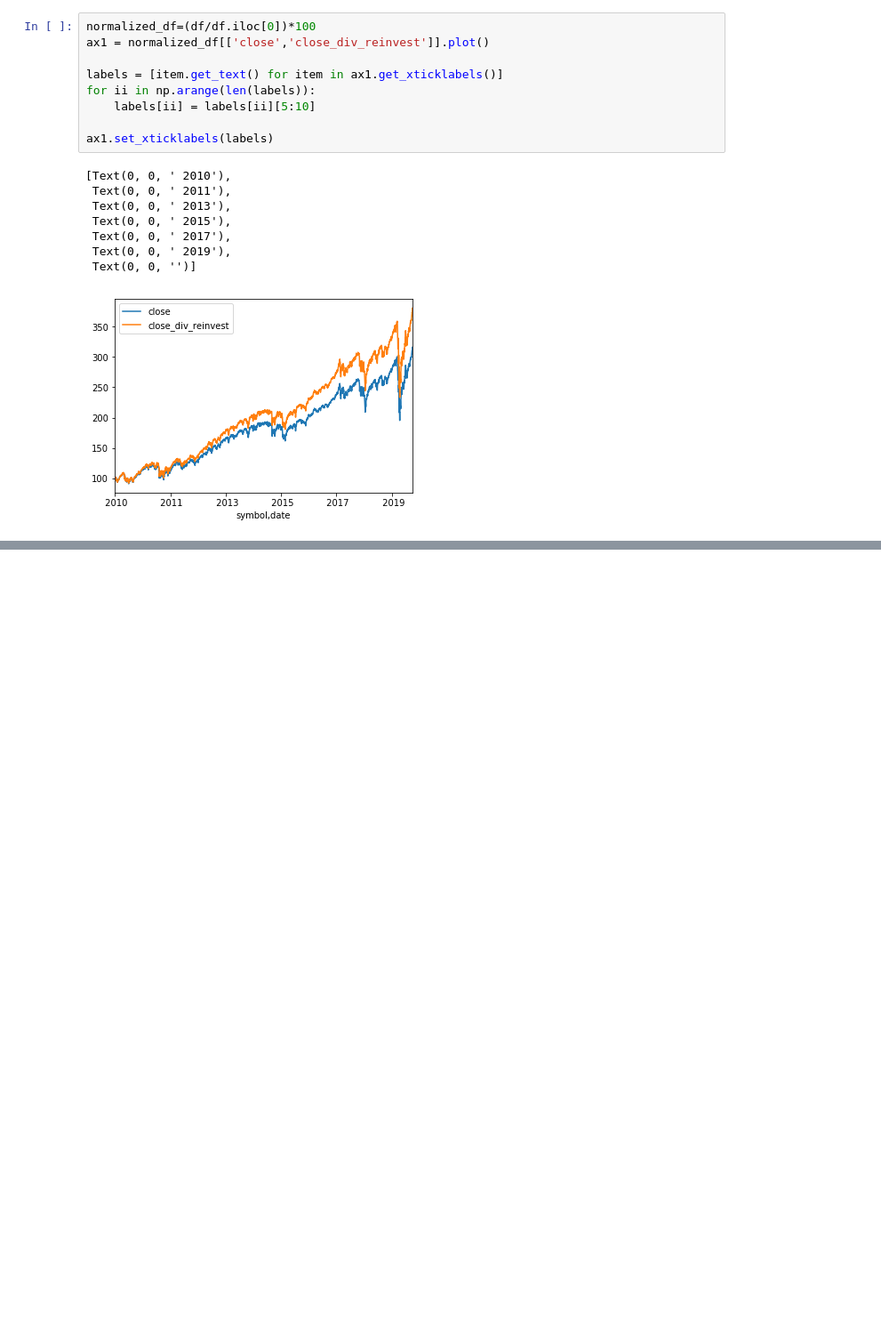
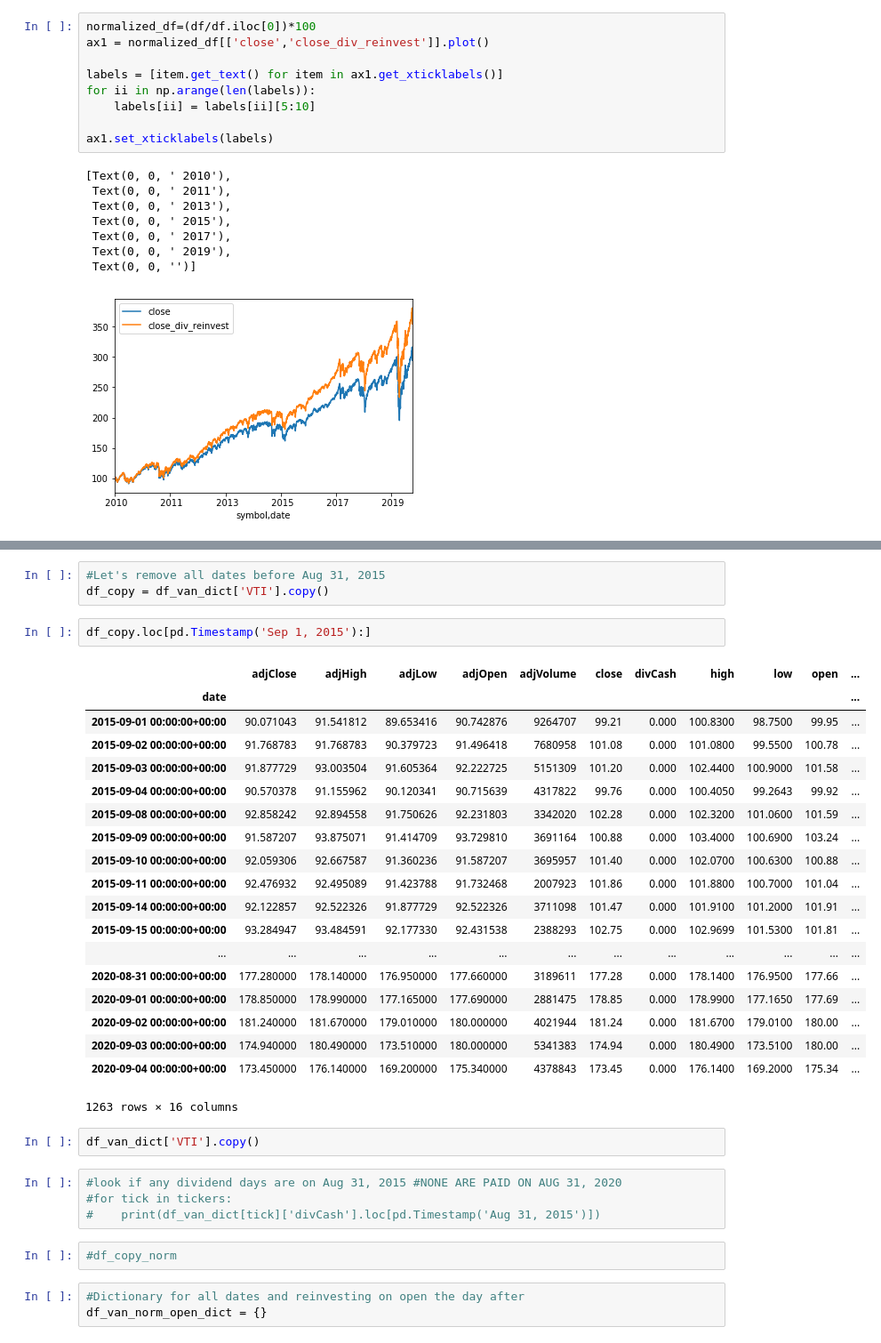
Before and after one commit to stevans/reinvesting-dividends, a Jupyter notebook: notebooks/1.0-mls-reinvesting-dividends.ipynb, the cells around one changed output, grey strips where cells are left out. Shown: that part at 89% size. Saved outputs shown, nothing was run; the diff lists cells and outputs as text; blank space fills up the shorter version.

```diff
--- a/notebooks/1.0-mls-reinvesting-dividends.ipynb
+++ b/notebooks/1.0-mls-reinvesting-dividends.ipynb
@@ -237,0 +452,36 @@ print(ax1.get_ylim())
+# %%
+#Let's remove all dates before Aug 31, 2015
+df_copy = df_van_dict['VTI'].copy()
+# %%
+df_copy.loc[pd.Timestamp('Sep 1, 2015'):]
+# %% [output]
+|  | adjClose | adjHigh | adjLow | adjOpen | adjVolume | close | divCash | high | low | open | ... |
+| date |  |  |  |  |  |  |  |  |  |  | ... |
+| 2015-09-01 00:00:00+00:00 | 90.071043 | 91.541812 | 89.653416 | 90.742876 | 9264707 | 99.21 | 0.000 | 100.8300 | 98.7500 | 99.95 | ... |
+| 2015-09-02 00:00:00+00:00 | 91.768783 | 91.768783 | 90.379723 | 91.496418 | 7680958 | 101.08 | 0.000 | 101.0800 | 99.5500 | 100.78 | ... |
+| 2015-09-03 00:00:00+00:00 | 91.877729 | 93.003504 | 91.605364 | 92.222725 | 5151309 | 101.20 | 0.000 | 102.4400 | 100.9000 | 101.58 | ... |
+| 2015-09-04 00:00:00+00:00 | 90.570378 | 91.155962 | 90.120341 | 90.715639 | 4317822 | 99.76 | 0.000 | 100.4050 | 99.2643 | 99.92 | ... |
+| 2015-09-08 00:00:00+00:00 | 92.858242 | 92.894558 | 91.750626 | 92.231803 | 3342020 | 102.28 | 0.000 | 102.3200 | 101.0600 | 101.59 | ... |
+| 2015-09-09 00:00:00+00:00 | 91.587207 | 93.875071 | 91.414709 | 93.729810 | 3691164 | 100.88 | 0.000 | 103.4000 | 100.6900 | 103.24 | ... |
+| 2015-09-10 00:00:00+00:00 | 92.059306 | 92.667587 | 91.360236 | 91.587207 | 3695957 | 101.40 | 0.000 | 102.0700 | 100.6300 | 100.88 | ... |
+| 2015-09-11 00:00:00+00:00 | 92.476932 | 92.495089 | 91.423788 | 91.732468 | 2007923 | 101.86 | 0.000 | 101.8800 | 100.7000 | 101.04 | ... |
+| 2015-09-14 00:00:00+00:00 | 92.122857 | 92.522326 | 91.877729 | 92.522326 | 3711098 | 101.47 | 0.000 | 101.9100 | 101.2000 | 101.91 | ... |
+| 2015-09-15 00:00:00+00:00 | 93.284947 | 93.484591 | 92.177330 | 92.431538 | 2388293 | 102.75 | 0.000 | 102.9699 | 101.5300 | 101.81 | ... |
+| ... | ... | ... | ... | ... | ... | ... | ... | ... | ... | ... | ... |
+| 2020-08-31 00:00:00+00:00 | 177.280000 | 178.140000 | 176.950000 | 177.660000 | 3189611 | 177.28 | 0.000 | 178.1400 | 176.9500 | 177.66 | ... |
+| 2020-09-01 00:00:00+00:00 | 178.850000 | 178.990000 | 177.165000 | 177.690000 | 2881475 | 178.85 | 0.000 | 178.9900 | 177.1650 | 177.69 | ... |
+| 2020-09-02 00:00:00+00:00 | 181.240000 | 181.670000 | 179.010000 | 180.000000 | 4021944 | 181.24 | 0.000 | 181.6700 | 179.0100 | 180.00 | ... |
+| 2020-09-03 00:00:00+00:00 | 174.940000 | 180.490000 | 173.510000 | 180.000000 | 5341383 | 174.94 | 0.000 | 180.4900 | 173.5100 | 180.00 | ... |
+| 2020-09-04 00:00:00+00:00 | 173.450000 | 176.140000 | 169.200000 | 175.340000 | 4378843 | 173.45 | 0.000 | 176.1400 | 169.2000 | 175.34 | ... |
+1263 rows × 16 columns
+# %%
+df_van_dict['VTI'].copy()
+# %%
+#look if any dividend days are on Aug 31, 2015 #NONE ARE PAID ON AUG 31, 2020
+#for tick in tickers:
+#    print(df_van_dict[tick]['divCash'].loc[pd.Timestamp('Aug 31, 2015')])
+# %%
+#df_copy_norm
+# %%
+#Dictionary for all dates and reinvesting on open the day after
+df_van_norm_open_dict = {}
```
Also changed, not shown: parts of 60 cells of this notebook, 2 other files.
